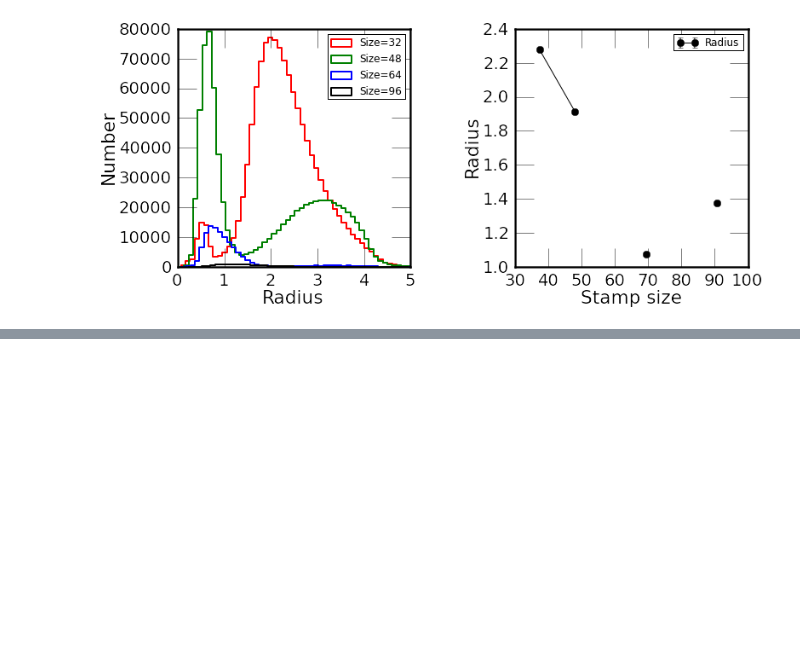
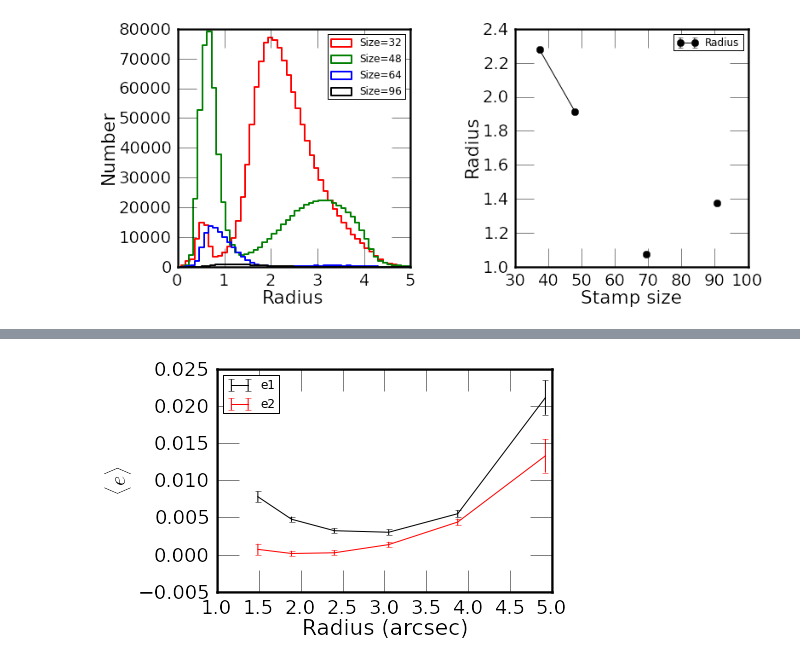
Before and after one commit to vvinuv/ipynb, a Jupyter notebook: im3shape_v6.ipynb, the cells around one changed output, grey strips where cells are left out. Drawn from its saved outputs; the diff is of its cells as text; code cells hidden in the pictures; blank space fills up the shorter version.

```diff
--- a/im3shape_v6.ipynb
+++ b/im3shape_v6.ipynb
@@ -145,0 +155,4 @@ bas.plot_stampsize_radius(iim3[spte]['STAMP_SIZE'],  iim3[spte]['radius'])
+# %%
+bas.plot_rad(iim3[crad]['radius'], iim3[crad]['e1'], iim3[crad]['e2'], 7, 10)
+# %% [output]
+[figure, added]
```
Also changed, not shown: parts of 3 cells of this notebook.
